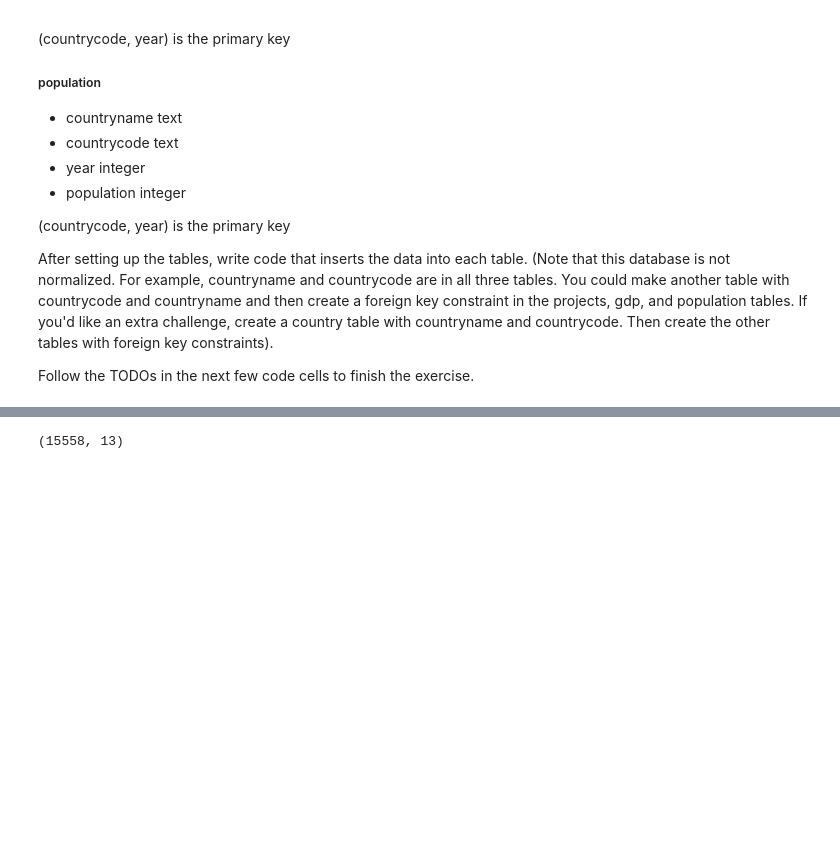
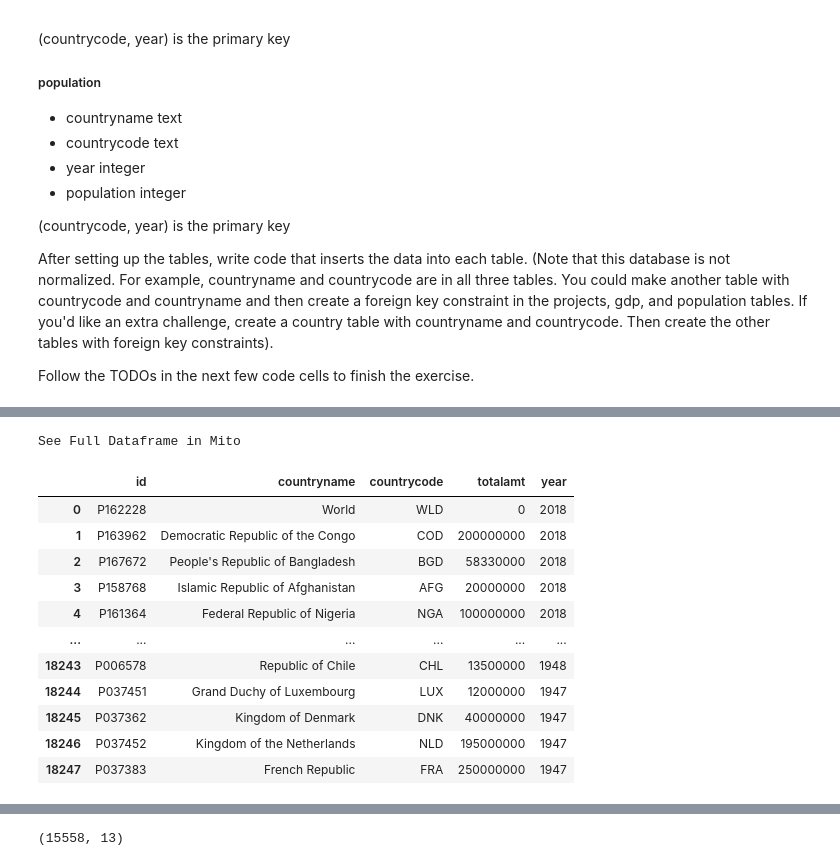
Before and after one commit to Ashes814/udacity_homeworks, a Jupyter notebook: ETL Pipelines/17_load_exercise/17_load_exercise-solution.ipynb, the cells around one changed output, grey strips where cells are left out. Saved outputs shown, nothing was run; the diff lists cells and outputs as text; code cells hidden in the pictures; blank space fills up the shorter version.

```diff
--- a/ETL Pipelines/17_load_exercise/17_load_exercise-solution.ipynb
+++ b/ETL Pipelines/17_load_exercise/17_load_exercise-solution.ipynb
@@ -440,3 +458,19 @@ OperationalError: database is locked
+# %%
+df_projects
+# %% [output]
+See Full Dataframe in Mito
+|  | id | countryname | countrycode | totalamt | year |
+| 0 | P162228 | World | WLD | 0 | 2018 |
+| 1 | P163962 | Democratic Republic of the Congo | COD | 200000000 | 2018 |
+| 2 | P167672 | People's Republic of Bangladesh | BGD | 58330000 | 2018 |
+| 3 | P158768 | Islamic Republic of Afghanistan | AFG | 20000000 | 2018 |
+| 4 | P161364 | Federal Republic of Nigeria | NGA | 100000000 | 2018 |
+| ... | ... | ... | ... | ... | ... |
+| 18243 | P006578 | Republic of Chile | CHL | 13500000 | 1948 |
+| 18244 | P037451 | Grand Duchy of Luxembourg | LUX | 12000000 | 1947 |
+| 18245 | P037362 | Kingdom of Denmark | DNK | 40000000 | 1947 |
+| 18246 | P037452 | Kingdom of the Netherlands | NLD | 195000000 | 1947 |
+| 18247 | P037383 | French Republic | FRA | 250000000 | 1947 |
 # %%
 # TODO:insert project values into the projects table
 # HINT: Use a for loop with the pandas iterrows() method
```
Also changed, not shown: parts of 7 cells of this notebook, 2 other files.
